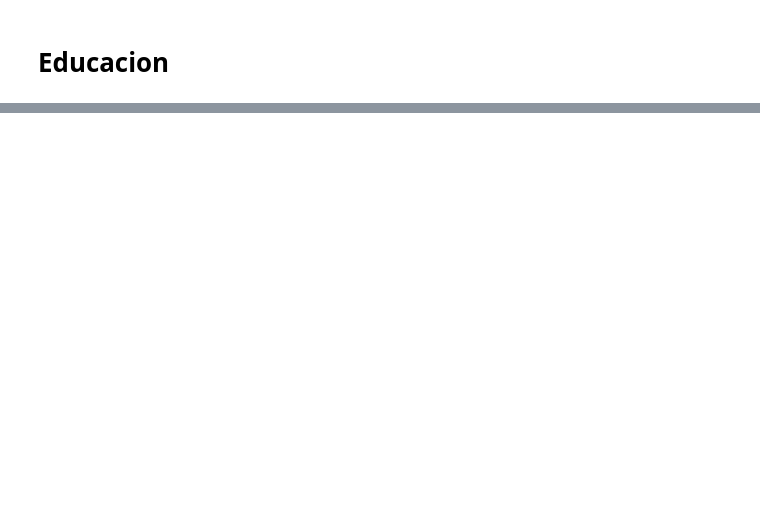
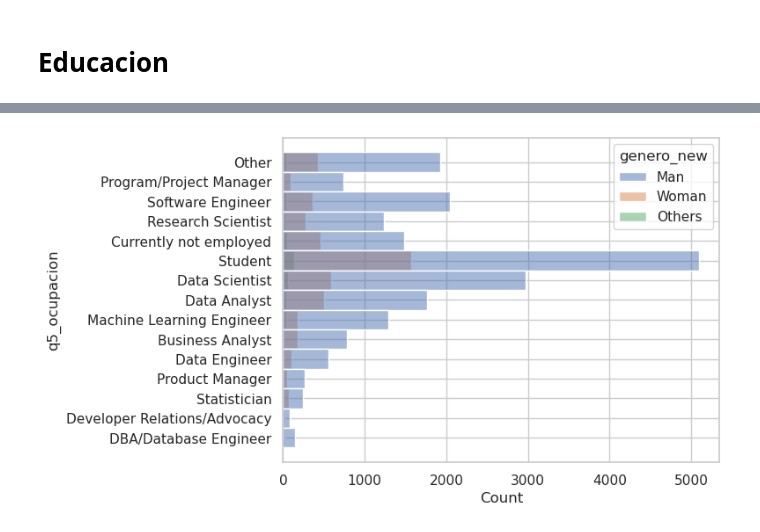
Before and after one commit to Adalab/project2-da-promo-c-modulo-2-team4, a Jupyter notebook: 04- Preguntas/1.Pregunta_perfil.ipynb, the cells around one changed output, grey strips where cells are left out. Cells and saved outputs as stored; diff of their text form; code cells hidden in the pictures; blank space fills up the shorter version.

```diff
--- a/04- Preguntas/1.Pregunta_perfil.ipynb
+++ b/04- Preguntas/1.Pregunta_perfil.ipynb
@@ -361,0 +599,4 @@ order=['18-21','22-24','25-29','30-34','35-39','40-44','45-49','50-54','55-59','
+# %%
+fig = sns.histplot(y= "q5_ocupacion",  data=df_perfil, hue="genero_new" )
+# %% [output]
+[figure, added]
```
Also changed, not shown: parts of 41 cells of this notebook, 1 other file.
